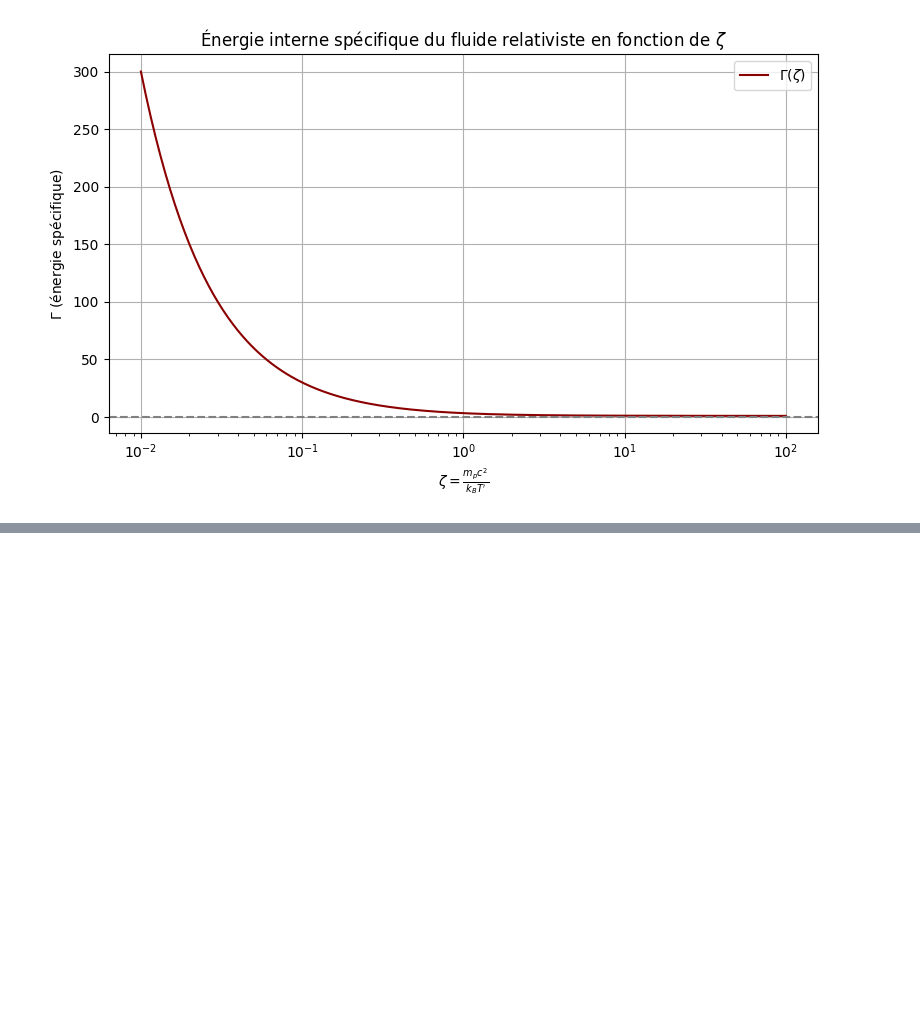
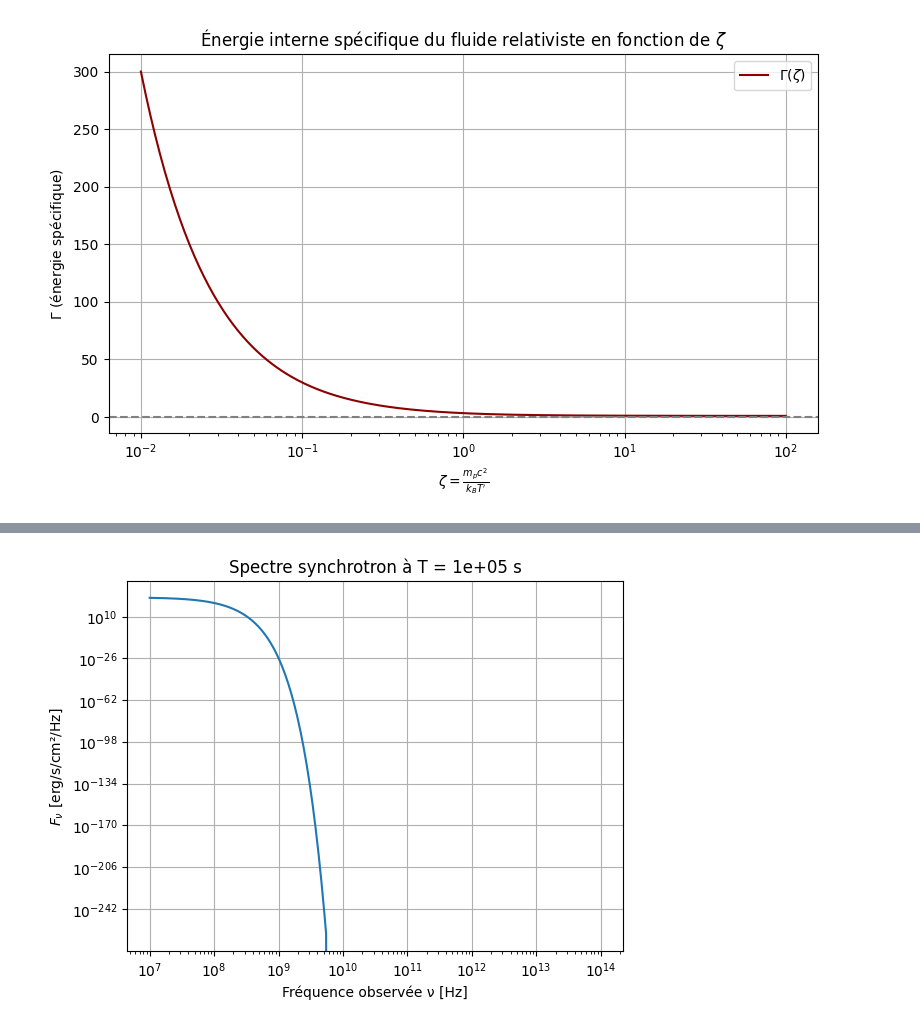
Before and after one commit to KSourya/Stage-M1, a Jupyter notebook: Stage_GRB.ipynb, the cells around one changed output, grey strips where cells are left out. Cells and saved outputs as stored; diff of their text form; code cells hidden in the pictures; blank space fills up the shorter version.

```diff
--- a/Stage_GRB.ipynb
+++ b/Stage_GRB.ipynb
@@ -365,0 +565,16 @@ plt.show()
+# %%
+# Spectre synchrotron
+
+nu_vals = np.logspace(7, 14, 300)  # Hz
+T_obs = 1e5  # s
+Fnu_spec = [synchrotron_flux(jet, T_obs, nu) for nu in nu_vals]
+
+plt.figure()
+plt.loglog(nu_vals, Fnu_spec)
+plt.xlabel("Fréquence observée ν [Hz]")
+plt.ylabel(r"$F_\nu$ [erg/s/cm²/Hz]")
+plt.title(f"Spectre synchrotron à T = {T_obs:.0e} s")
+plt.grid(True)
+plt.show()
+# %% [output]
+[figure, added]
```
Also changed, not shown: parts of 15 cells of this notebook.
